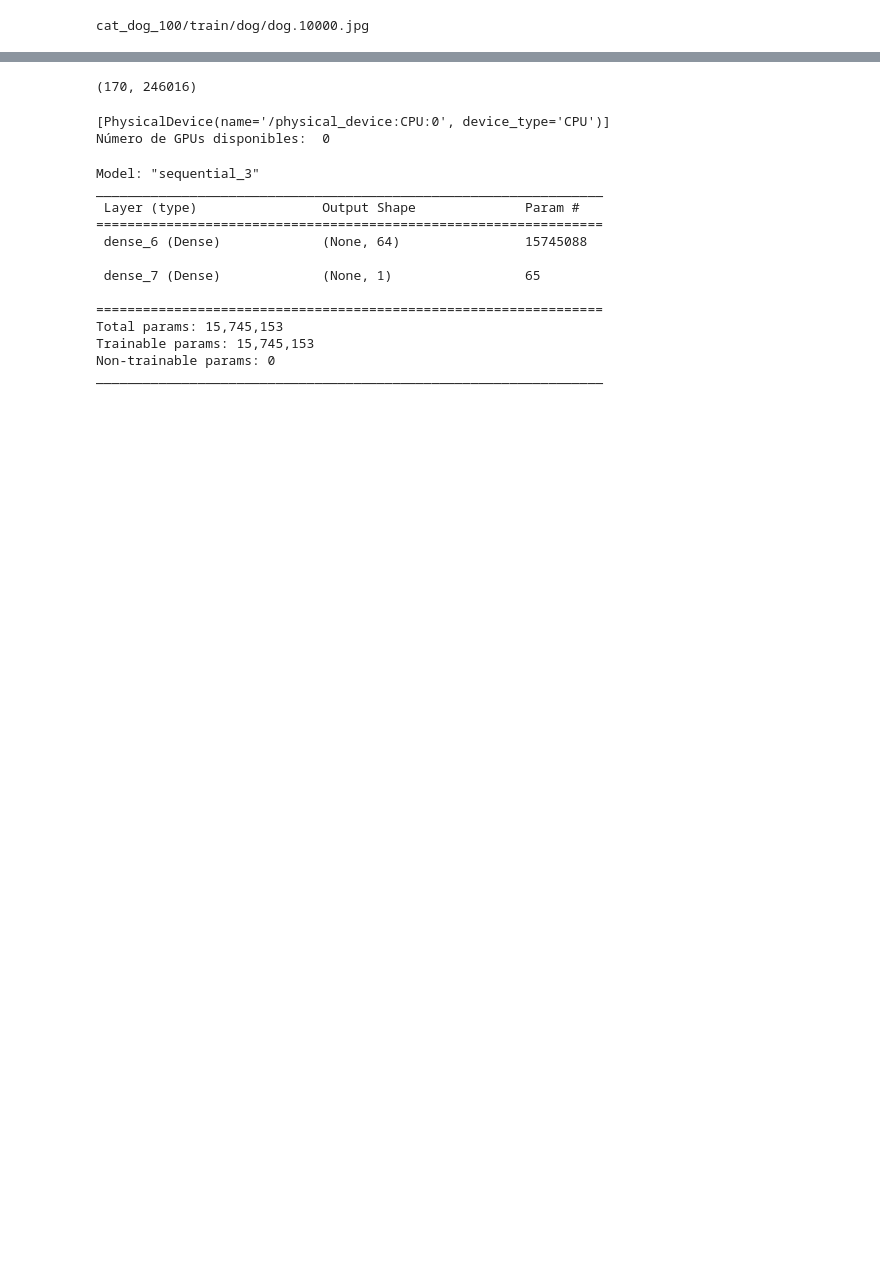
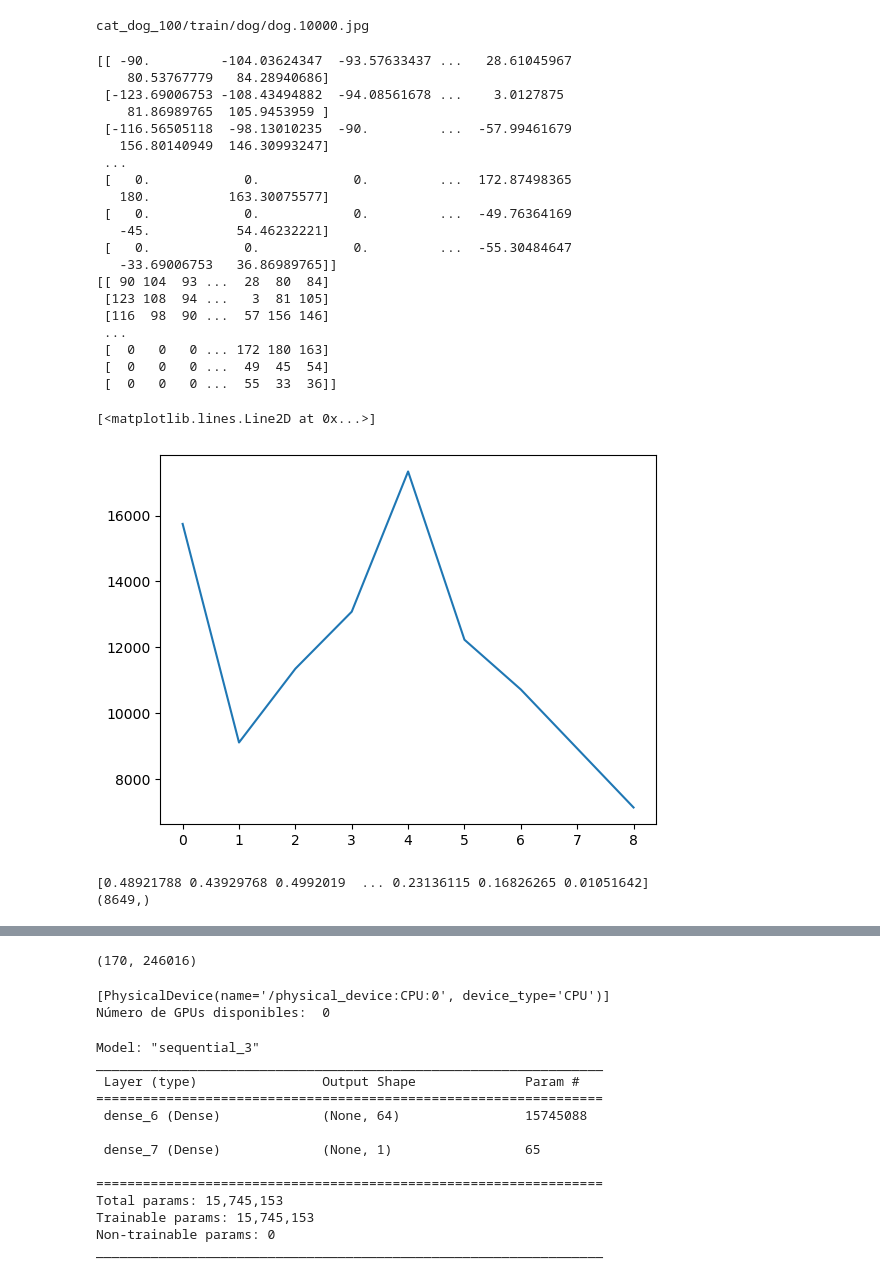
Before and after one commit to Fiuva/Dog-vs-Cat, a Jupyter notebook: Pruebas.ipynb, the cells around one changed output, grey strips where cells are left out. Saved outputs shown, nothing was run; the diff lists cells and outputs as text; code cells hidden in the pictures; blank space fills up the shorter version.

Commit message:
caracteristicas2

```diff
--- a/Pruebas.ipynb
+++ b/Pruebas.ipynb
@@ -32,2 +32,54 @@ print(f'{rutaDogs}/{dogTrain[0]}')
 # %% [output]
 cat_dog_100/train/dog/dog.10000.jpg
+# %%
+def filtro(imagen, mascara):
+    a = mascara.shape[0]//2
+    b = mascara.shape[1]//2
+    imagen_ampliada = cv2.copyMakeBorder(imagen, a, a, b, b, cv2.BORDER_REPLICATE)
+    imagen2 = np.zeros(imagen.shape)
+    for i in range(a, imagen.shape[0] + a):
+        for j in range(b, imagen.shape[1] + b):
+            imagen2[i-a, j-b] = np.sum(imagen_ampliada[i-a:i+a+1, j-b:j+b+1] * mascara)
+
+    return imagen2
+# %%
+def gradiente(imagen):
+    m_g_x = np.array([[0, -1, 0], [0, 0, 0], [0, 1, 0]])
+    m_g_y = np.array([[0, 0, 0], [-1, 0, 1], [0, 0, 0]])
+    Ix = filtro(imagen, m_g_x)
+    Iy = filtro(imagen, m_g_y)
+    E = np.sqrt(Ix**2 + Iy**2)
+    Phi = np.rad2deg(np.arctan2(Iy, Ix))
+
+    return E, Phi
+# %%
+imagen = cv2.imread(f'{rutaDogsTrain}/{dogTrain[0]}',0)
+E, Phi = gradiente(imagen)
+print(Phi)
+Phi = np.uint8(np.abs(Phi))
+print(Phi)
+hp = cv2.calcHist([Phi], [0], None, [9], [0, 180])
+plt.plot(hp)
+# %% [output]
+[[ -90.         -104.03624347  -93.57633437 ...   28.61045967
+    80.53767779   84.28940686]
+ [-123.69006753 -108.43494882  -94.08561678 ...    3.0127875
+    81.86989765  105.9453959 ]
+ [-116.56505118  -98.13010235  -90.         ...  -57.99461679
+   156.80140949  146.30993247]
+ ...
+ [   0.            0.            0.         ...  172.87498365
+   180.          163.30075577]
+ [   0.            0.            0.         ...  -49.76364169
+   -45.           54.46232221]
+ [   0.            0.            0.         ...  -55.30484647
+   -33.69006753   36.86989765]]
+[[ 90 104  93 ...  28  80  84]
+ [123 108  94 ...   3  81 105]
+ [116  98  90 ...  57 156 146]
+ ...
+ [  0   0   0 ... 172 180 163]
+ [  0   0   0 ...  49  45  54]
+ [  0   0   0 ...  55  33  36]]
+[<matplotlib.lines.Line2D at 0x...>]
+[figure, added]
@@ -34,3 +109,11 @@ cat_dog_100/train/dog/dog.10000.jpg
+# %%
+imagen = cv2.imread(f'{rutaDogsTrain}/{dogTrain[n]}',0)
+caracteristicas = transforma_imagen2(imagen, sizeVentana, tamano)
+print(caracteristicas)
+print(caracteristicas.shape)
+# %% [output]
+[0.48921788 0.43929768 0.4992019  ... 0.23136115 0.16826265 0.01051642]
+(8649,)
 # %%
 tamano = 500
 sizeVentana = 16
```
Also changed, not shown: parts of 8 cells of this notebook.
